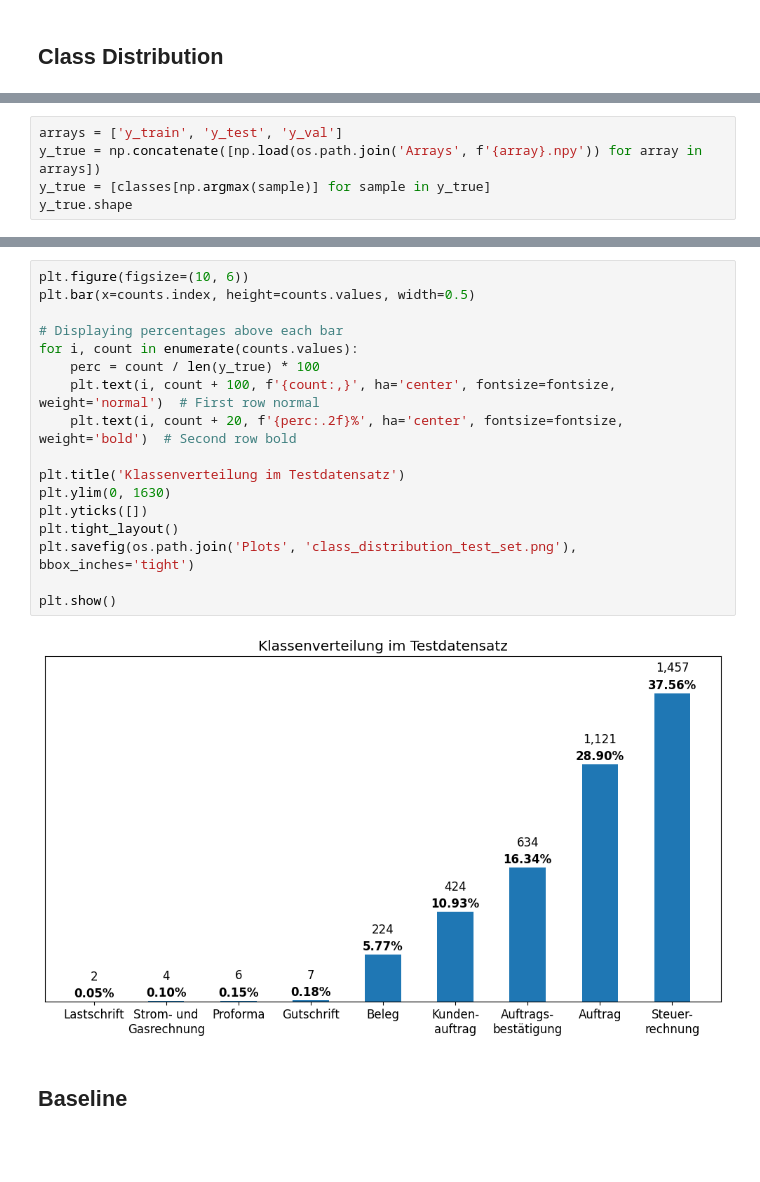
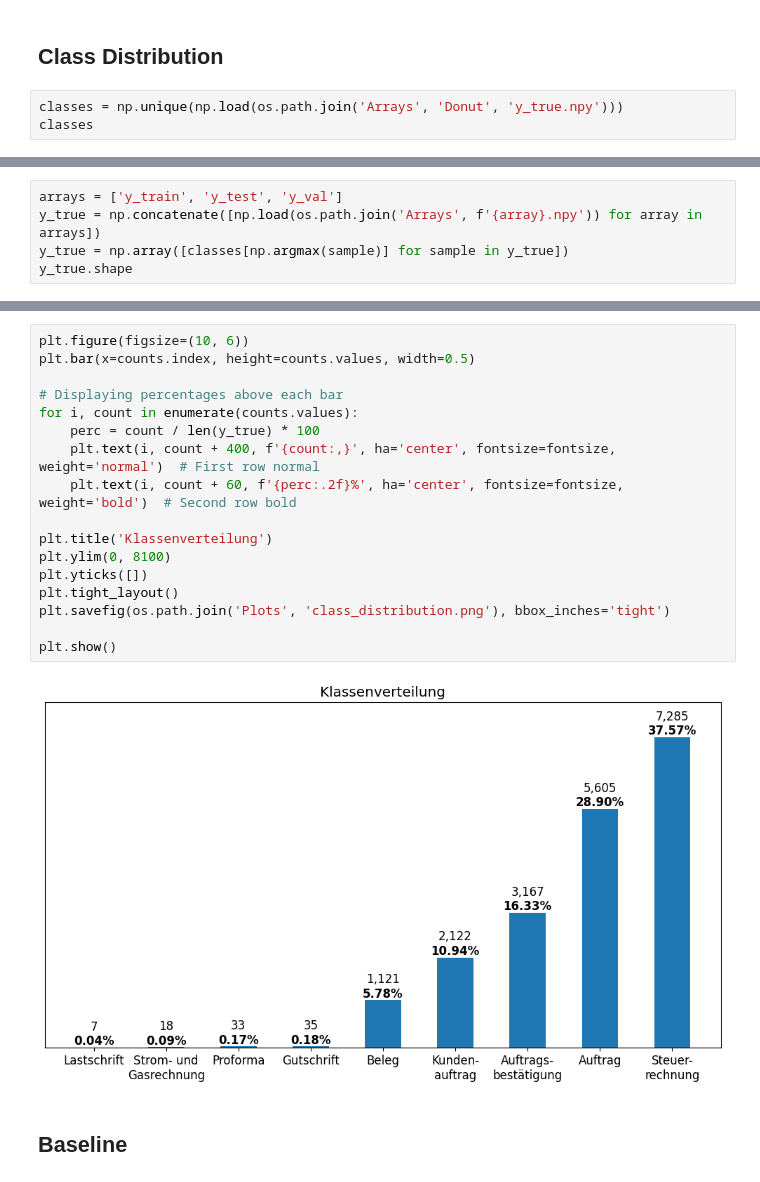
Before and after one commit to sn0lian/Sebastian-Strobel-Hauptprojekt, a Jupyter notebook: AverageMetrics.ipynb, the cells around one changed output, grey strips where cells are left out. Cells and saved outputs as stored; diff of their text form; blank space fills up the shorter version.

```diff
--- a/AverageMetrics.ipynb
+++ b/AverageMetrics.ipynb
@@ -40,3 +40,6 @@ green = cmap(2)
 yellow = cmap(8)
 # %% [markdown]
 ## Class Distribution
+# %%
+classes = np.unique(np.load(os.path.join('Arrays', 'Donut', 'y_true.npy')))
+classes
@@ -43,6 +50,6 @@ yellow = cmap(8)
 # %%
 arrays = ['y_train', 'y_test', 'y_val']
 y_true = np.concatenate([np.load(os.path.join('Arrays', f'{array}.npy')) for array in arrays])
-y_true = [classes[np.argmax(sample)] for sample in y_true]
+y_true = np.array([classes[np.argmax(sample)] for sample in y_true])
 y_true.shape
 # %% [output]
@@ -70,22 +86,22 @@ Name: count, dtype: int64
 # %%
 plt.figure(figsize=(10, 6))
 plt.bar(x=counts.index, height=counts.values, width=0.5)
 
 # Displaying percentages above each bar
 for i, count in enumerate(counts.values):
     perc = count / len(y_true) * 100
-    plt.text(i, count + 100, f'{count:,}', ha='center', fontsize=fontsize, weight='normal')  # First row normal
-    plt.text(i, count + 20, f'{perc:.2f}%', ha='center', fontsize=fontsize, weight='bold')  # Second row bold
+    plt.text(i, count + 400, f'{count:,}', ha='center', fontsize=fontsize, weight='normal')  # First row normal
+    plt.text(i, count + 60, f'{perc:.2f}%', ha='center', fontsize=fontsize, weight='bold')  # Second row bold
 
-plt.title('Klassenverteilung im Testdatensatz')
-plt.ylim(0, 1630)
+plt.title('Klassenverteilung')
+plt.ylim(0, 8100)
 plt.yticks([])
 plt.tight_layout()
-plt.savefig(os.path.join('Plots', 'class_distribution_test_set.png'), bbox_inches='tight')
+plt.savefig(os.path.join('Plots', 'class_distribution.png'), bbox_inches='tight')
 
 plt.show()
 # %% [output]
-[figure, old version]
+[figure, new version]
 # %% [markdown]
 ## Baseline
 # %% [markdown]
```
Also changed, not shown: parts of 7 cells of this notebook, 5 other files.
